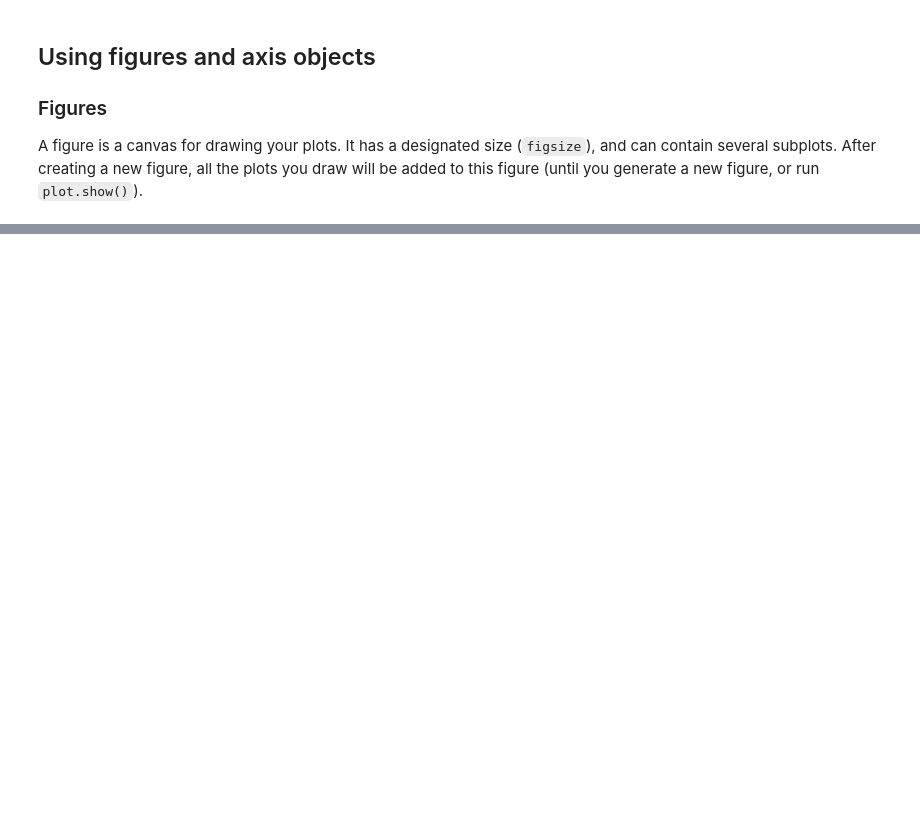
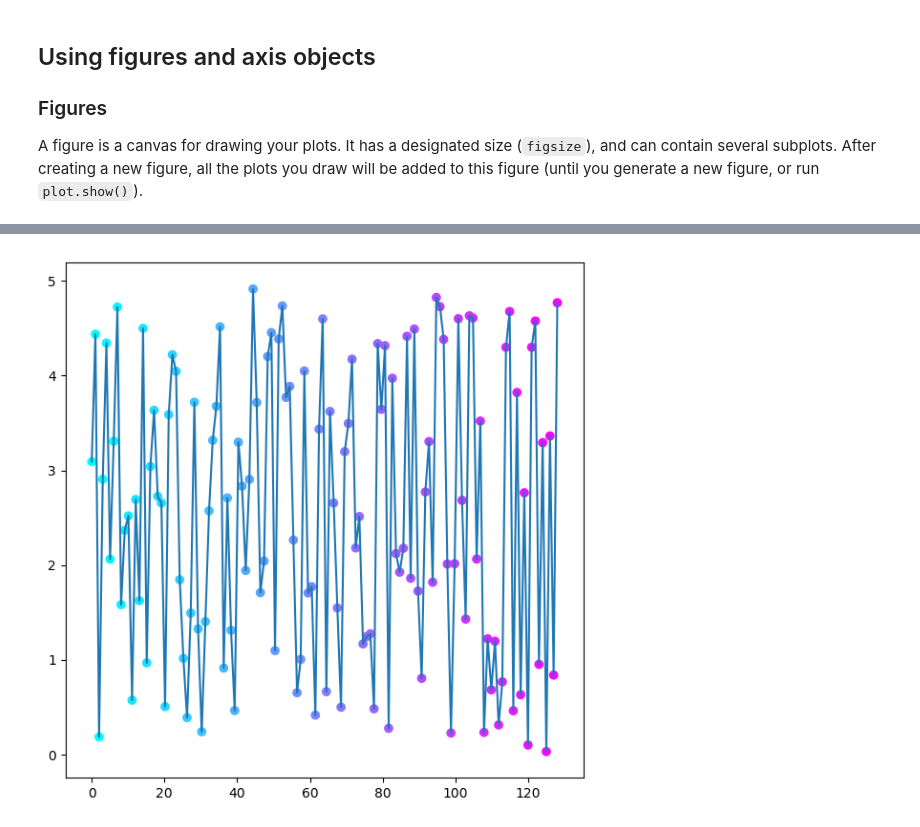
Before and after one commit to AlexandraLS1/pyconil_2017, a Jupyter notebook: PrettyPlotting.ipynb, the cells around one changed output, grey strips where cells are left out. Cells and saved outputs as stored; diff of their text form; code cells hidden in the pictures; blank space fills up the shorter version.

```diff
--- a/PrettyPlotting.ipynb
+++ b/PrettyPlotting.ipynb
@@ -177,10 +213,12 @@ plt.show()
 # %%
-f, ax = plt.subplots( figsize = (12, 12 ) )
+f, ax = plt.subplots( figsize = (7, 7) )
 x = np.linspace(0,128,128)
 y = np.random.random(128) * 5
 ax.plot( x, y )
 ax.scatter( x, y, color = values_to_colors( x, 'cool' ) )
 plt.show()
+# %% [output]
+[figure, added]
 # %%
 # Timeseries data
 from datetime import datetime, timedelta
```
Also changed, not shown: parts of 14 cells of this notebook, 3 other files.
